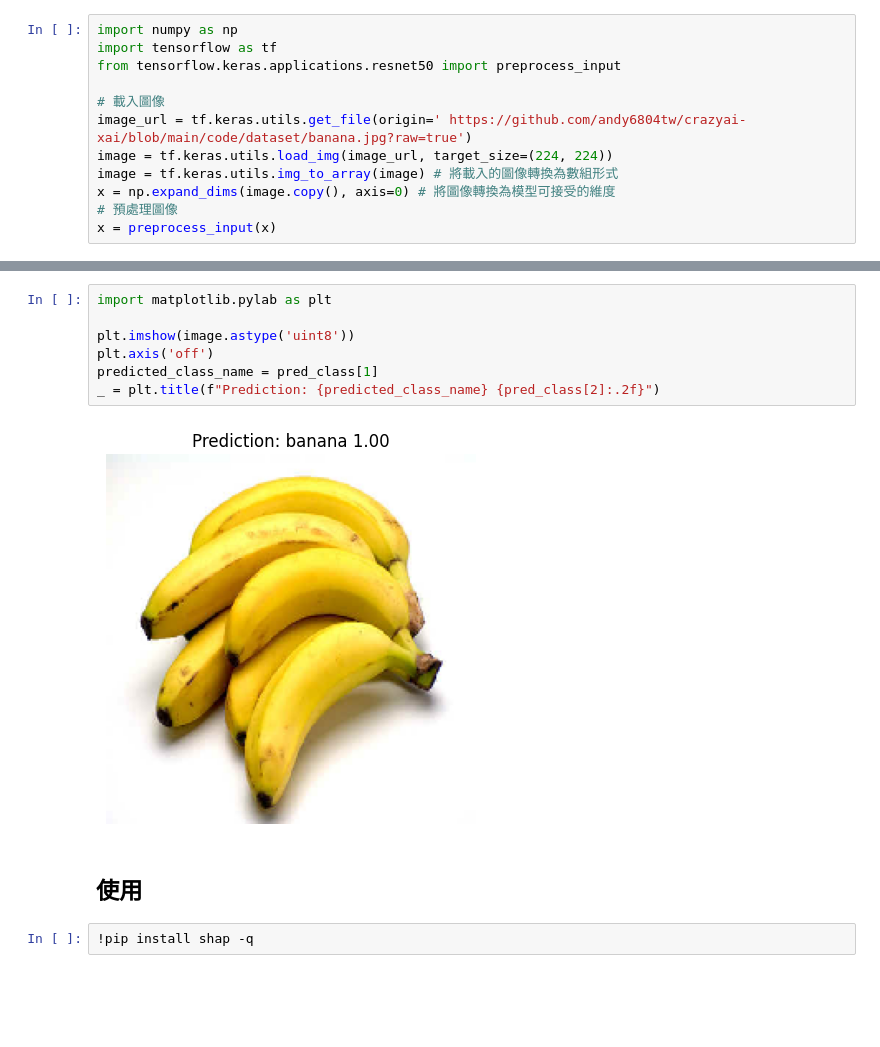
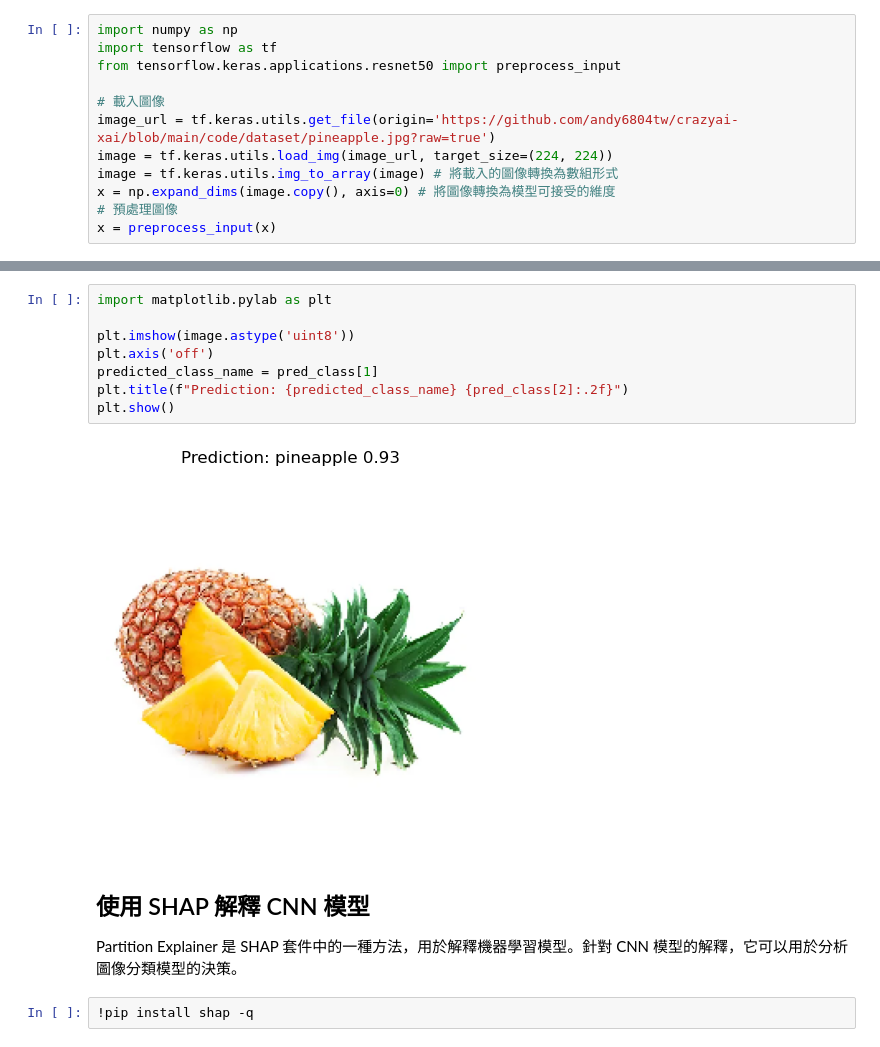
Before and after one commit to andy6804tw/crazyai-xai, a Jupyter notebook: code/使用SHAP解釋CNN模型.ipynb, the cells around one changed output, grey strips where cells are left out. Cells and saved outputs as stored; diff of their text form; blank space fills up the shorter version.

```diff
--- a/code/使用SHAP解釋CNN模型.ipynb
+++ b/code/使用SHAP解釋CNN模型.ipynb
@@ -21,7 +23,7 @@ import tensorflow as tf
 from tensorflow.keras.applications.resnet50 import preprocess_input
 
 # 載入圖像
-image_url = tf.keras.utils.get_file(origin=' https://github.com/andy6804tw/crazyai-xai/blob/main/code/dataset/banana.jpg?raw=true')
+image_url = tf.keras.utils.get_file(origin='https://github.com/andy6804tw/crazyai-xai/blob/main/code/dataset/pineapple.jpg?raw=true')
 image = tf.keras.utils.load_img(image_url, target_size=(224, 224))
 image = tf.keras.utils.img_to_array(image) # 將載入的圖像轉換為數組形式
 x = np.expand_dims(image.copy(), axis=0) # 將圖像轉換為模型可接受的維度
@@ -43,14 +42,16 @@ pred_class = decode_predictions(pred_proba, top=1)[0][0]  # 解析取得預測
 # %%
 import matplotlib.pylab as plt
 
 plt.imshow(image.astype('uint8'))
 plt.axis('off')
 predicted_class_name = pred_class[1]
-_ = plt.title(f"Prediction: {predicted_class_name} {pred_class[2]:.2f}")
+plt.title(f"Prediction: {predicted_class_name} {pred_class[2]:.2f}")
+plt.show()
 # %% [output]
-[figure, old version]
+[figure, new version]
 # %% [markdown]
-## 使用
+## 使用 SHAP 解釋 CNN 模型
+Partition Explainer 是 SHAP 套件中的一種方法，用於解釋機器學習模型。針對 CNN 模型的解釋，它可以用於分析圖像分類模型的決策。
 # %%
 !pip install shap -q
 # %%
```
Also changed, not shown: parts of 5 cells of this notebook.
